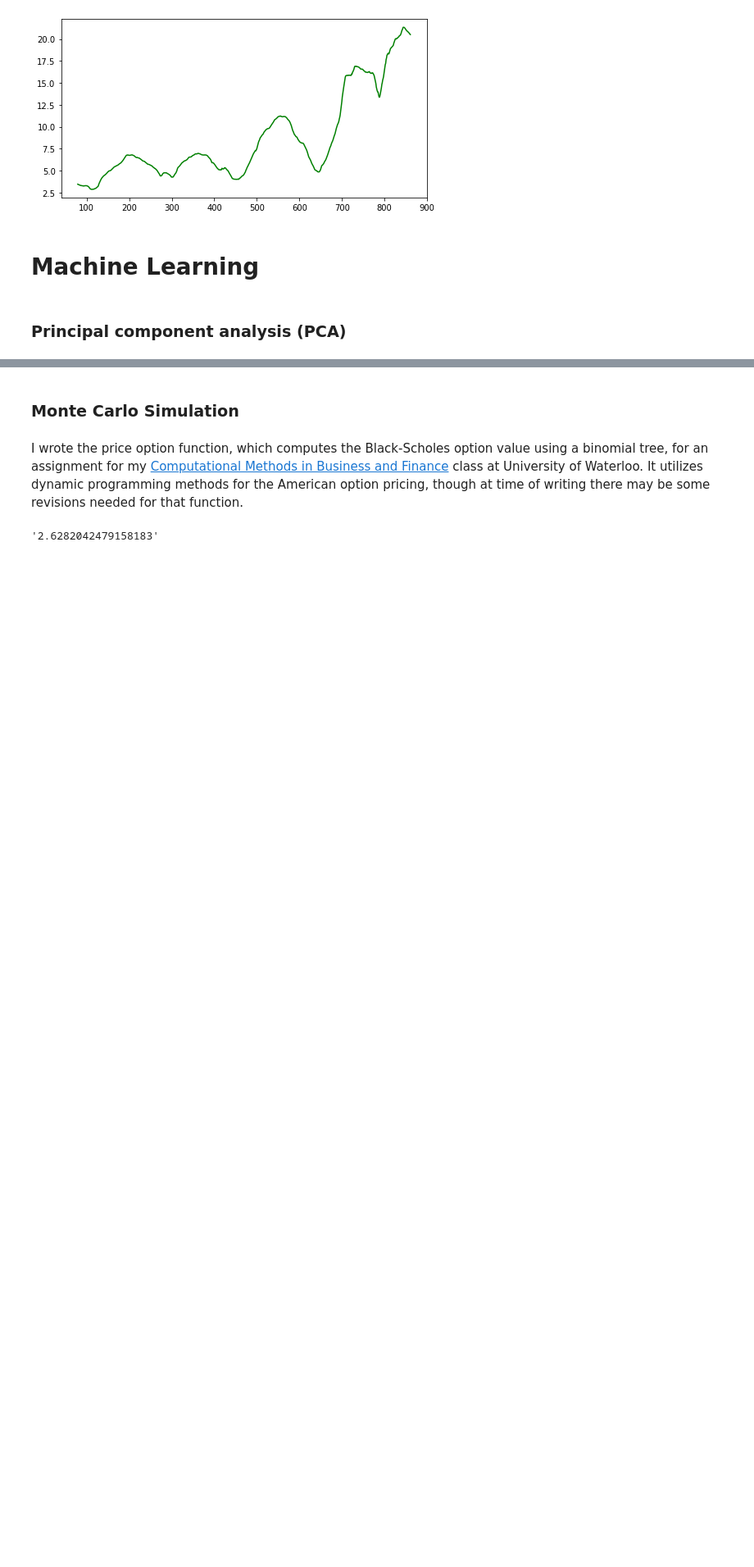
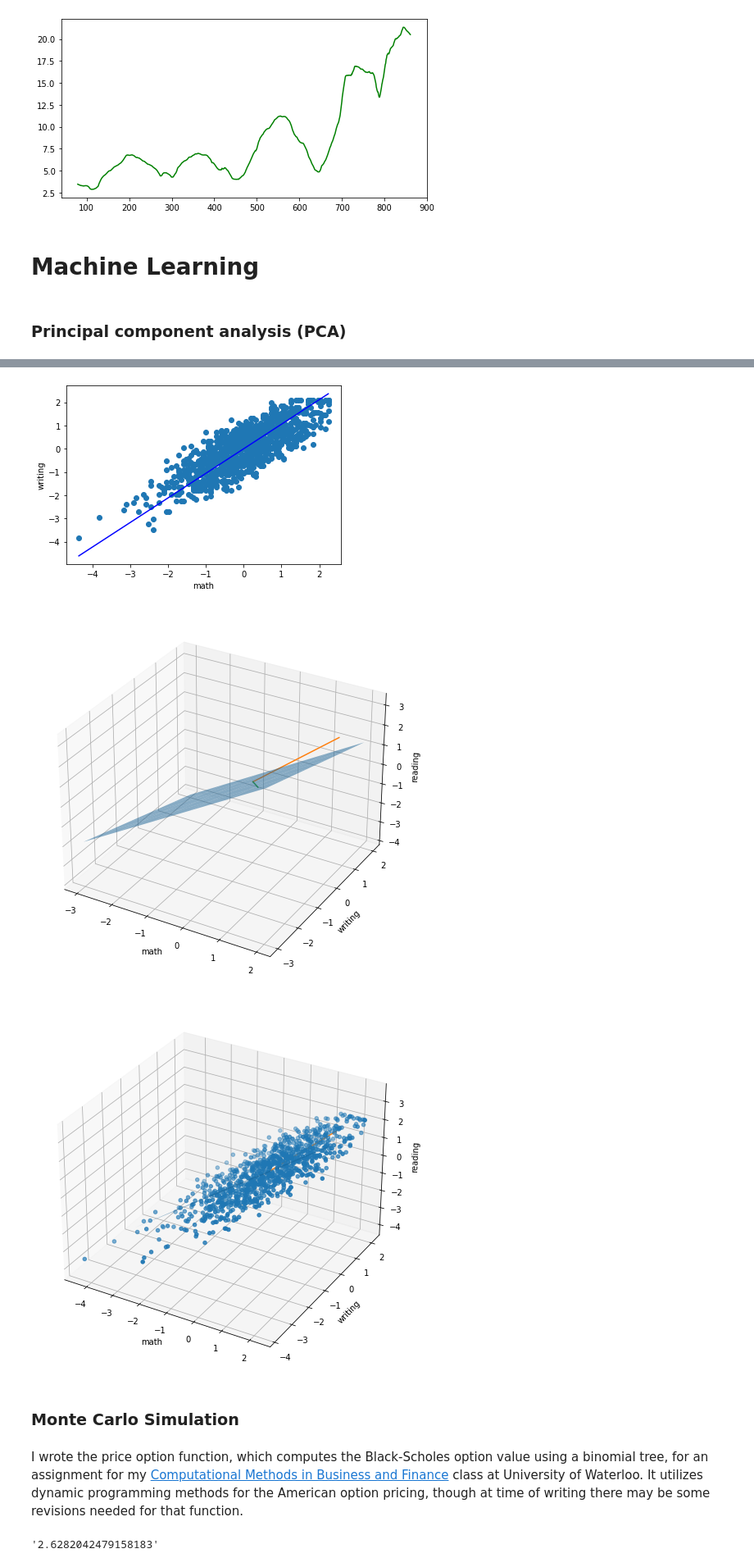
Before and after one commit to JamieAlizadeh/Notes, a Jupyter notebook: Notes.ipynb, the cells around one changed output, grey strips where cells are left out. Shown at 82% size. Cells and saved outputs as stored; diff of their text form; code cells hidden in the pictures; blank space fills up the shorter version.

```diff
--- a/Notes.ipynb
+++ b/Notes.ipynb
@@ -727,0 +681,4 @@ plt.show()
+# %%
+eig_vals = np.linalg.eig(COV)[0]
+U = np.linalg.eig(COV)[1]
+print(U.T)
@@ -728,3 +691,39 @@ plt.show()
+# %%
+x_trend = np.linspace(min(df[0]), max(df[0]), 10)
+y_trend = U.T[0][1]/U.T[0][0]*x_trend
+
+plt.scatter(df[0], df[1])
+plt.plot(x_trend, y_trend, '-b')
+plt.xlabel("math")
+plt.ylabel("writing")
+plt.show()
+
+#%matplotlib notebook
+%matplotlib inline
+
+for p in [0, 1]:
+    fig = plt.figure(figsize=(8, 16))
+    ax = fig.add_subplot(projection='3d')
+
+    if p == 1:
+        ax.scatter(df[0][:], df[1][:], df[2][:])
+
+    xx, yy = np.meshgrid(range(-3, 3), range(-3, 3))
+    z = xx*U.T[0][2]/U.T[0][0]+yy*U.T[1][2]/U.T[1][0]
+    ax.plot_surface(xx, yy, z, alpha=0.5)
+
+    ax.plot([0, eig_vals[0]*U.T[0][0]], [0, eig_vals[0]*U.T[0][1]], [0, eig_vals[0]*U.T[0][2]])
+    ax.plot([0, eig_vals[1]*U.T[1][0]], [0, eig_vals[1]*U.T[1][1]], [0, eig_vals[1]*U.T[1][2]])
+
+    ax.set_xlabel ("math")
+    ax.set_ylabel ("writing")
+    ax.set_zlabel ("reading")
+
+    plt.show()
+# %% [output]
+[figure, added]
+[figure, added]
+[figure, added]
 # %% [markdown]
 ### Monte Carlo Simulation
 # %% [markdown]
```
Also changed, not shown: parts of 52 cells of this notebook.
